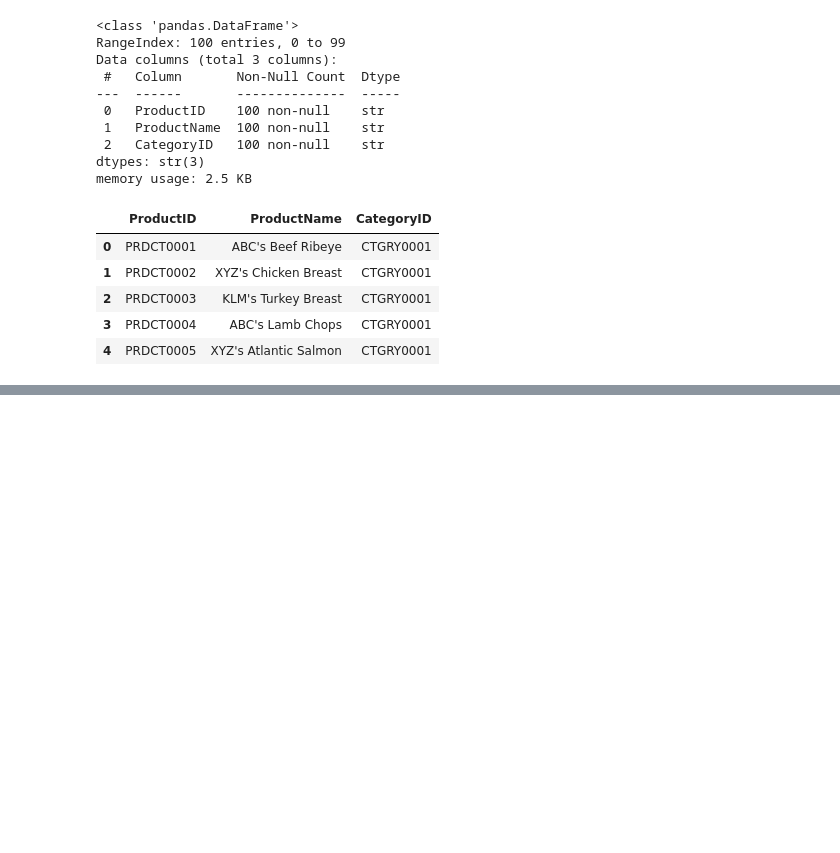
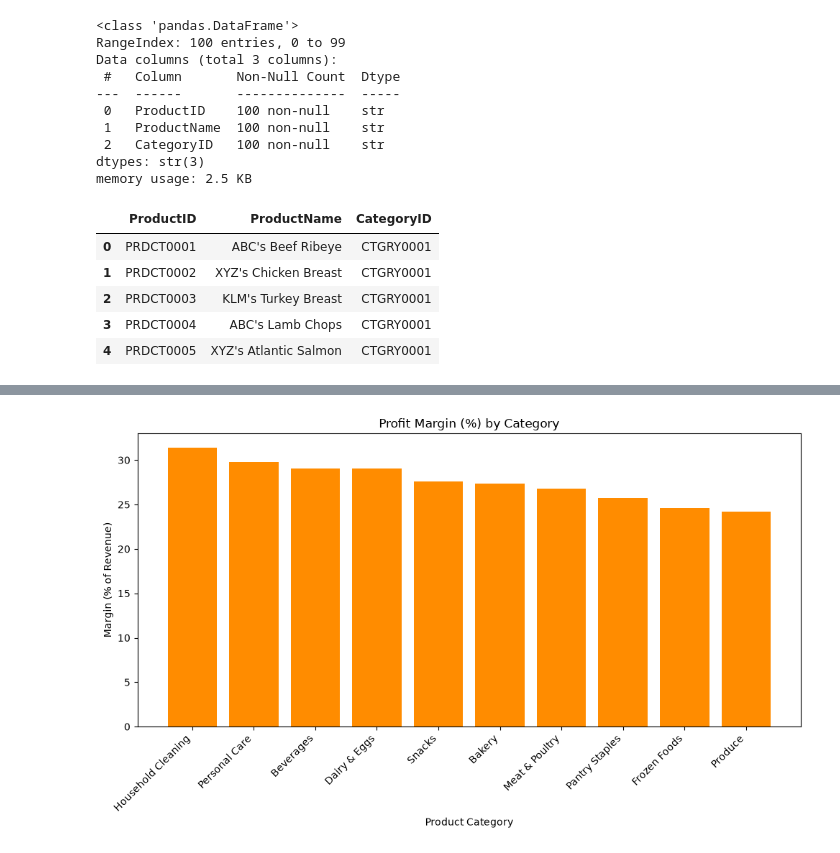
Before and after one commit to Raiphael/Retail_Profitability_Analysis, a Jupyter notebook: notebooks/eda.ipynb, the cells around one changed output, grey strips where cells are left out. Saved outputs shown, nothing was run; the diff lists cells and outputs as text; code cells hidden in the pictures; blank space fills up the shorter version.

```diff
--- a/notebooks/eda.ipynb
+++ b/notebooks/eda.ipynb
@@ -10,6 +12,8 @@ customers = pd.read_csv("../retail_data/customers.csv")
 orders = pd.read_csv("../retail_data/orders.csv")
 order_details = pd.read_csv("../retail_data/order_details.csv")
 products = pd.read_csv("../retail_data/products.csv")
+# %%
+connection = sql.connect('../retail_data/retail_store.db')
 # %%
 categories.info()
 categories.head()
@@ -176,0 +234,27 @@ Is the highest selling product also the most profitable? False
+# %%
+##Percentage of profit margin by category
+category_margin_pct = pd.read_sql_query("""
+SELECT cat.CategoryName,
+    (SUM(od.Quantity * od.UnitPrice * (1 - od.DiscountRate)) - SUM(od.Quantity * od.UnitCost))
+        / SUM(od.Quantity * od.UnitPrice * (1 - od.DiscountRate)) * 100 AS MarginPct -- profit as a % of revenue
+FROM categories AS cat
+INNER JOIN products AS p
+    ON cat.CategoryID = p.CategoryID
+INNER JOIN order_details AS od
+    ON p.ProductID = od.ProductID
+GROUP BY cat.CategoryName
+ORDER BY MarginPct DESC;
+"""
+, connection)
+
+##Percentage margin by category
+fig, ax = plt.subplots(figsize=(10, 6))
+ax.bar(category_margin_pct['CategoryName'], category_margin_pct['MarginPct'], color='darkorange')
+ax.set_xlabel('Product Category')
+ax.set_ylabel('Margin (% of Revenue)')
+ax.set_title('Profit Margin (%) by Category')
+plt.xticks(rotation=45, ha='right')
+plt.tight_layout()
+plt.show()
+# %% [output]
+[figure, added]
```
Also changed, not shown: parts of 6 cells of this notebook, 2 other files.
